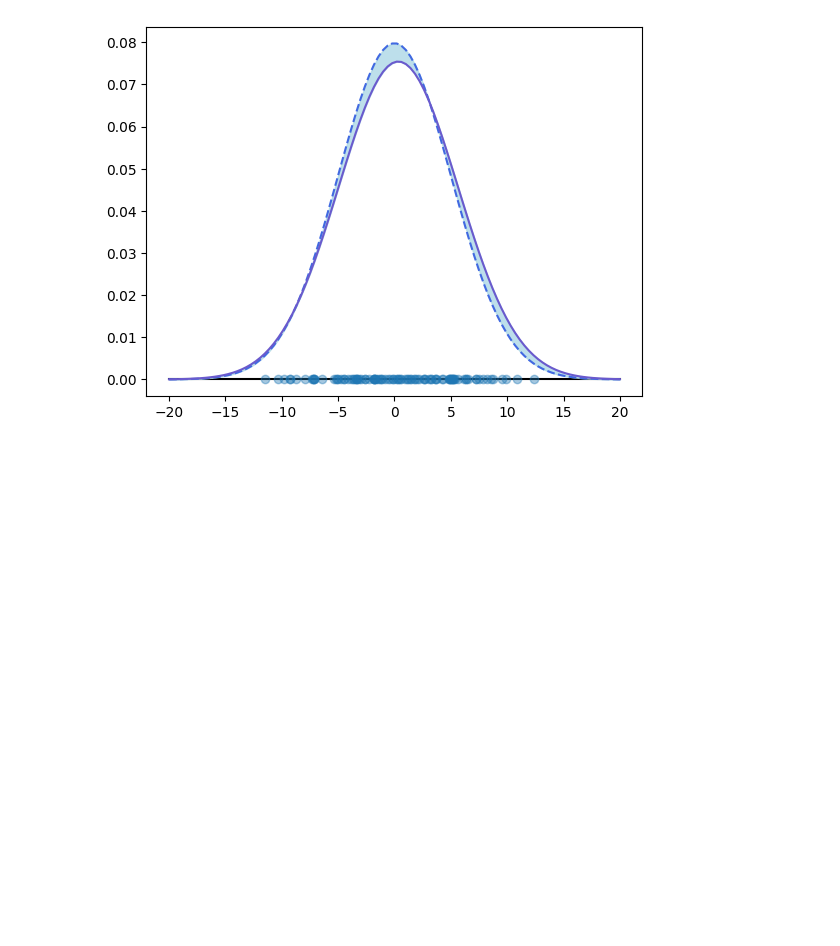
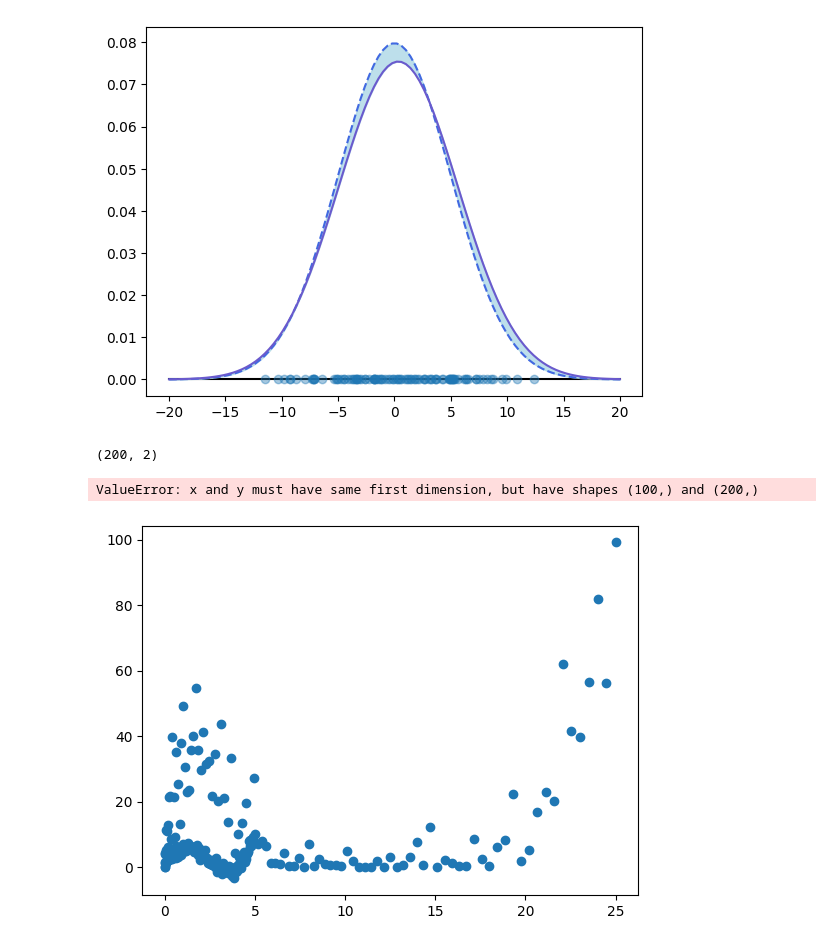
Before and after one commit to szmidapatrik/machine-learning, a Jupyter notebook: test.ipynb, the cells around one changed output. Drawn from its saved outputs; the diff is of its cells as text; code cells hidden in the pictures; blank space fills up the shorter version.

```diff
--- a/test.ipynb
+++ b/test.ipynb
@@ -37,3 +37,19 @@ plt.fill_between(np.linspace(-20,20,n), norm.pdf(np.linspace(-20,20,n), 0, 5), n
 0.641110430197191
 <matplotlib.collections.PolyCollection at 0x...>
 [figure]
+# %%
+from scitools.regression import PolynomialRegression
+import matplotlib.pyplot as plt
+import numpy as np
+
+poly = PolynomialRegression(1,10)
+data = poly.sample(100,0,5,0,1,[-4,-3,0])
+data = poly.transform(data, 2).T
+print(data.shape)
+axis = np.linspace(0,5,100)
+plt.scatter(data[:,0], data[:,1])
+plt.plot(axis, poly.fit_predict_ML(data[:,:-1], data[:,1]))
+# %% [output]
+(200, 2)
+ValueError: x and y must have same first dimension, but have shapes (100,) and (200,)
+[figure, added]
```
Also changed, not shown: 1 other file.
